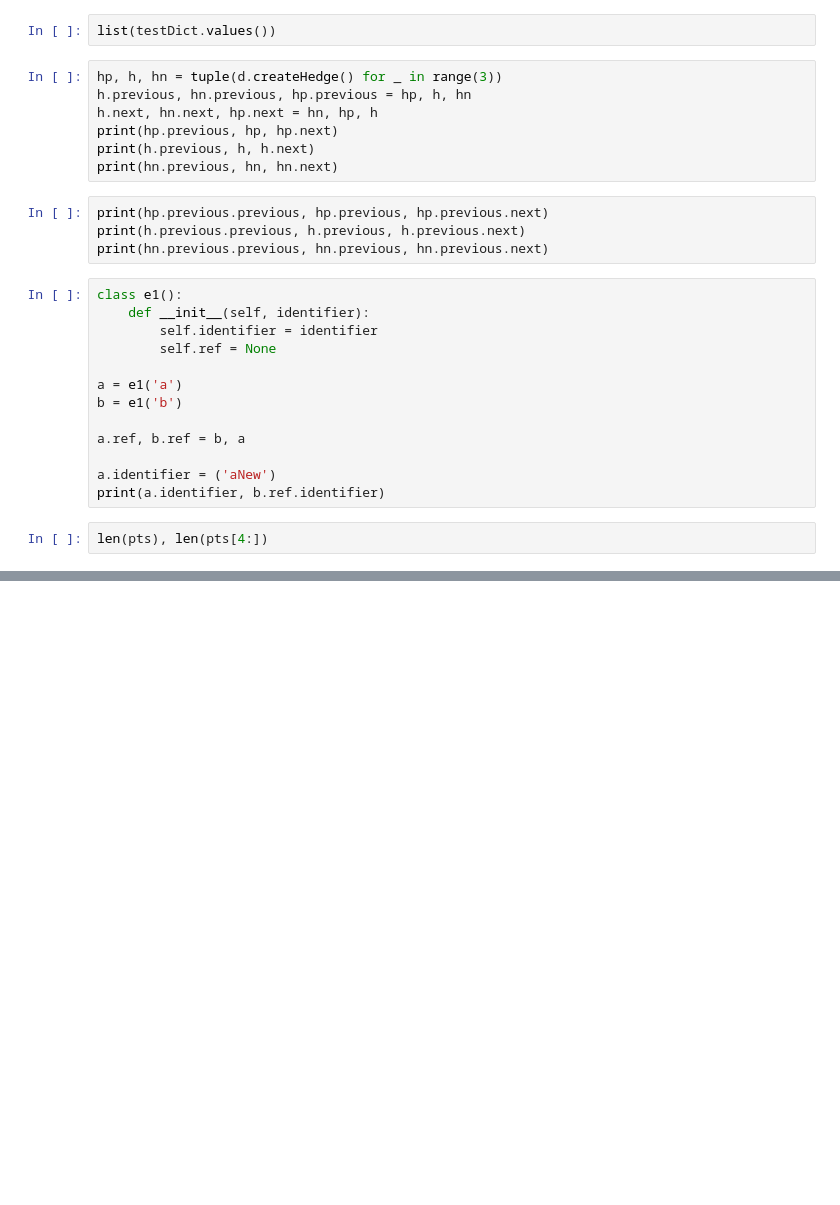
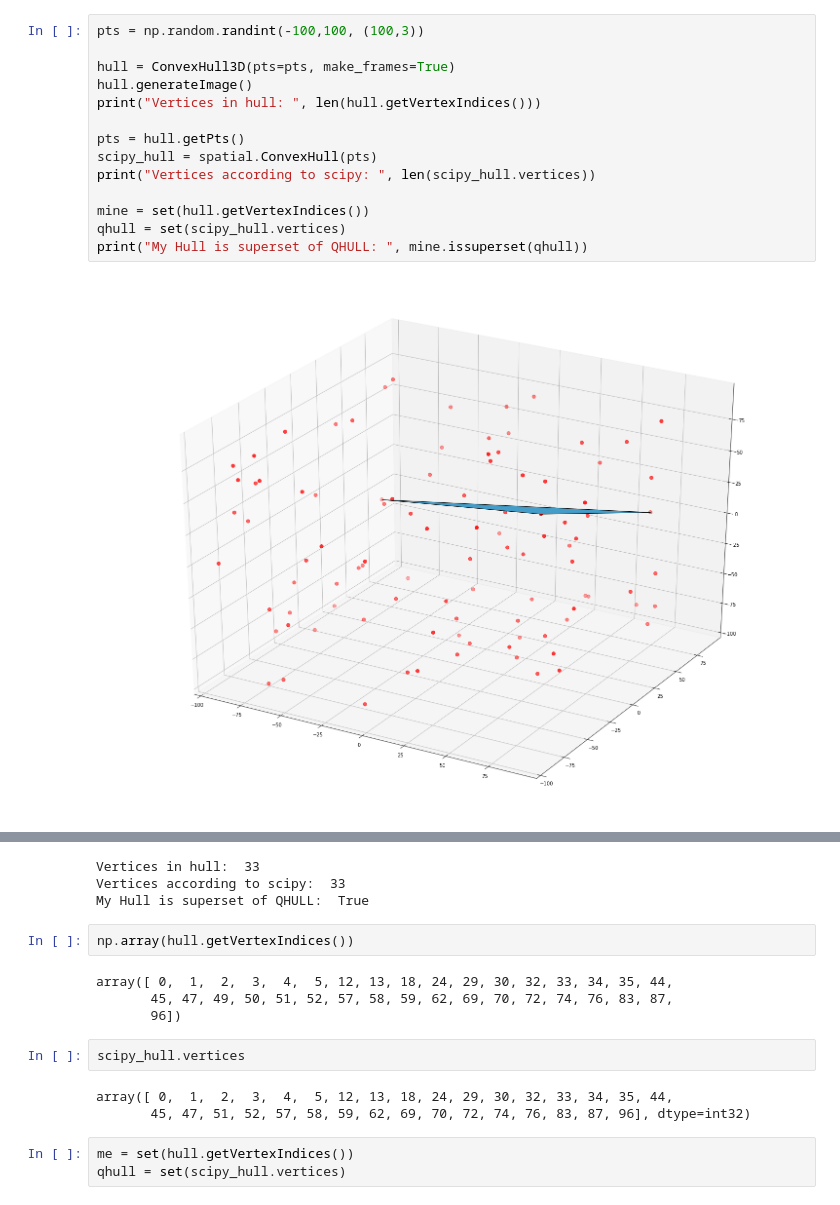
Before and after one commit to rgmyr/pyConvexHull3D, a Jupyter notebook: HullViz.ipynb, the cells around one changed output, grey strips where cells are left out. Drawn from its saved outputs; the diff is of its cells as text; blank space fills up the shorter version.

```diff
--- a/HullViz.ipynb
+++ b/HullViz.ipynb
@@ -198,28 +6,16 @@ len(dd)
-# %%
-list(testDict.values())
-# %%
-hp, h, hn = tuple(d.createHedge() for _ in range(3))
-h.previous, hn.previous, hp.previous = hp, h, hn
-h.next, hn.next, hp.next = hn, hp, h
-print(hp.previous, hp, hp.next)
-print(h.previous, h, h.next)
-print(hn.previous, hn, hn.next)
-# %%
-print(hp.previous.previous, hp.previous, hp.previous.next)
-print(h.previous.previous, h.previous, h.previous.next)
-print(hn.previous.previous, hn.previous, hn.previous.next)
-# %%
-class e1():
-    def __init__(self, identifier):
-        self.identifier = identifier
-        self.ref = None
-
-a = e1('a')
-b = e1('b')
-
-a.ref, b.ref = b, a
-
-a.identifier = ('aNew')
-print(a.identifier, b.ref.identifier)
-# %%
-len(pts), len(pts[4:])
+# %%
+pts = np.random.randint(-100,100, (100,3))
+
+hull = ConvexHull3D(pts=pts, make_frames=True)
+hull.generateImage()
+print("Vertices in hull: ", len(hull.getVertexIndices()))
+
+pts = hull.getPts()
+scipy_hull = spatial.ConvexHull(pts)
+print("Vertices according to scipy: ", len(scipy_hull.vertices))
+
+mine = set(hull.getVertexIndices())
+qhull = set(scipy_hull.vertices)
+print("My Hull is superset of QHULL: ", mine.issuperset(qhull))
+# %% [output]
+[figure, added]
@@ -225,0 +24,17 @@ len(pts), len(pts[4:])
+Vertices in hull:  33
+Vertices according to scipy:  33
+My Hull is superset of QHULL:  True
+# %%
+np.array(hull.getVertexIndices())
+# %% [output]
+array([ 0,  1,  2,  3,  4,  5, 12, 13, 18, 24, 29, 30, 32, 33, 34, 35, 44,
+       45, 47, 49, 50, 51, 52, 57, 58, 59, 62, 69, 70, 72, 74, 76, 83, 87,
+       96])
+# %%
+scipy_hull.vertices
+# %% [output]
+array([ 0,  1,  2,  3,  4,  5, 12, 13, 18, 24, 29, 30, 32, 33, 34, 35, 44,
+       45, 47, 51, 52, 57, 58, 59, 62, 69, 70, 72, 74, 76, 83, 87, 96], dtype=int32)
+# %%
+me = set(hull.getVertexIndices())
+qhull = set(scipy_hull.vertices)
```
Also changed, not shown: parts of 22 cells of this notebook, 3 other files.
